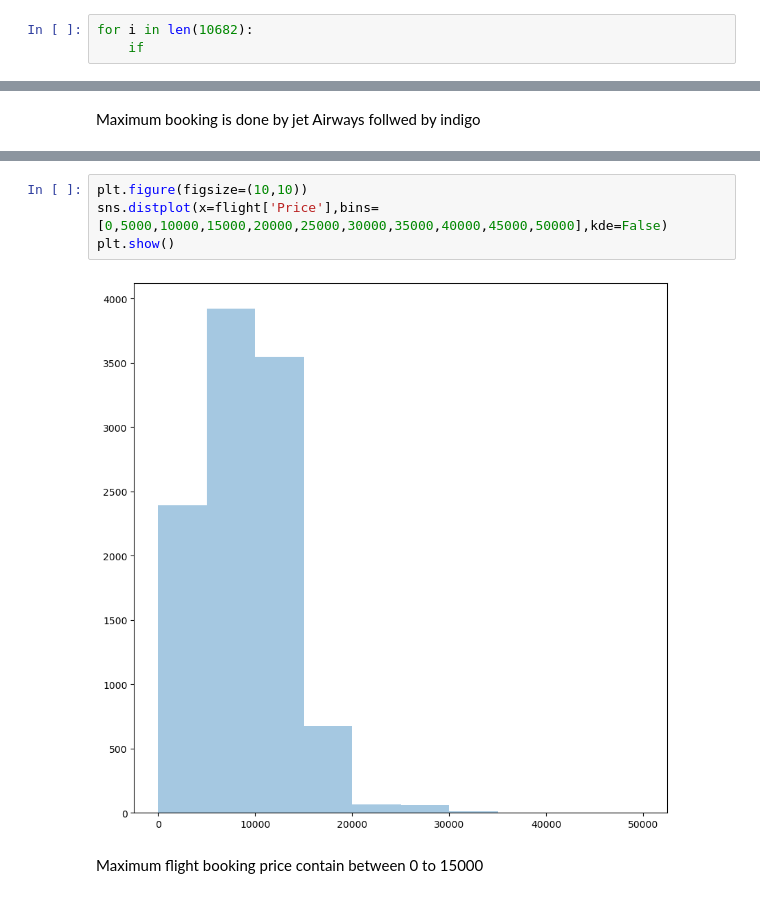
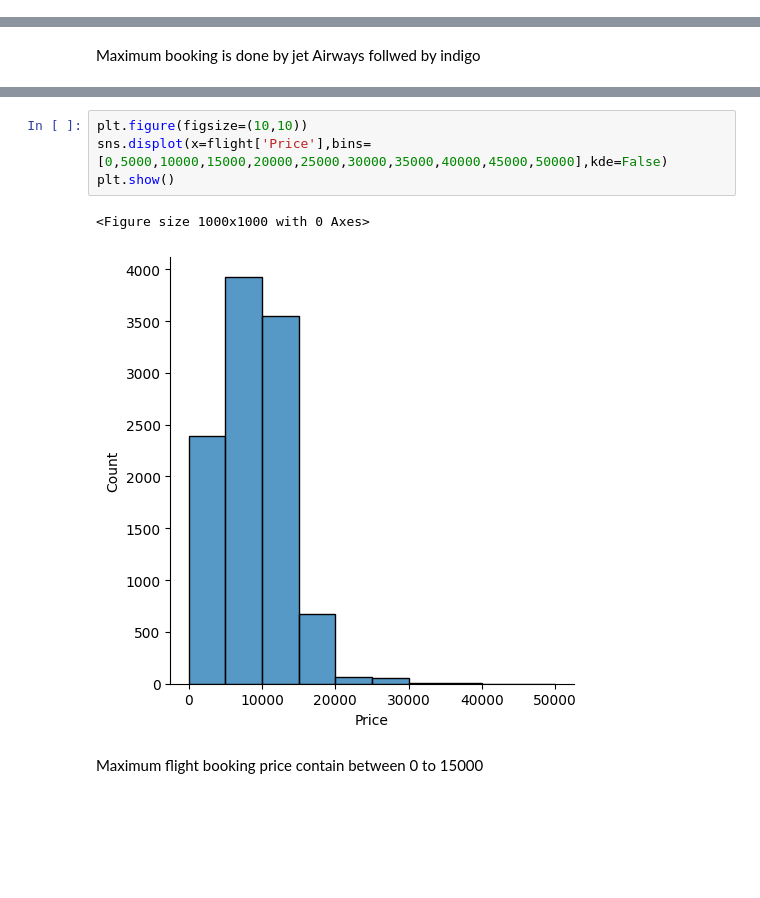
Before and after one commit to deepakpw234/Flight-Price-Prediction, a Jupyter notebook: notebook/Flight_Price_Prediction_EDA.ipynb, the cells around one changed output, grey strips where cells are left out. Drawn from its saved outputs; the diff is of its cells as text; blank space fills up the shorter version.

```diff
--- a/notebook/Flight_Price_Prediction_EDA.ipynb
+++ b/notebook/Flight_Price_Prediction_EDA.ipynb
@@ -311,9 +312,6 @@ Name: Duration, Length: 10682, dtype: object
 int((temp['Duration'][1].split()[1]).replace("m",""))
 # %% [output]
 25
-# %%
-for i in len(10682):
-    if
 # %%
 duration_list = list(temp['Duration'])
 for i in range(len(duration_list)):
@@ -427,9 +427,10 @@ flight.head(2)
 # %%
 plt.figure(figsize=(10,10))
-sns.distplot(x=flight['Price'],bins=[0,5000,10000,15000,20000,25000,30000,35000,40000,45000,50000],kde=False)
+sns.displot(x=flight['Price'],bins=[0,5000,10000,15000,20000,25000,30000,35000,40000,45000,50000],kde=False)
 plt.show()
 # %% [output]
+<Figure size 1000x1000 with 0 Axes>
-[figure, old version]
+[figure, new version]
 # %% [markdown]
 Maximum flight booking price contain between 0 to 15000
 # %%
```
Also changed, not shown: parts of 57 cells of this notebook, 22 other files.
